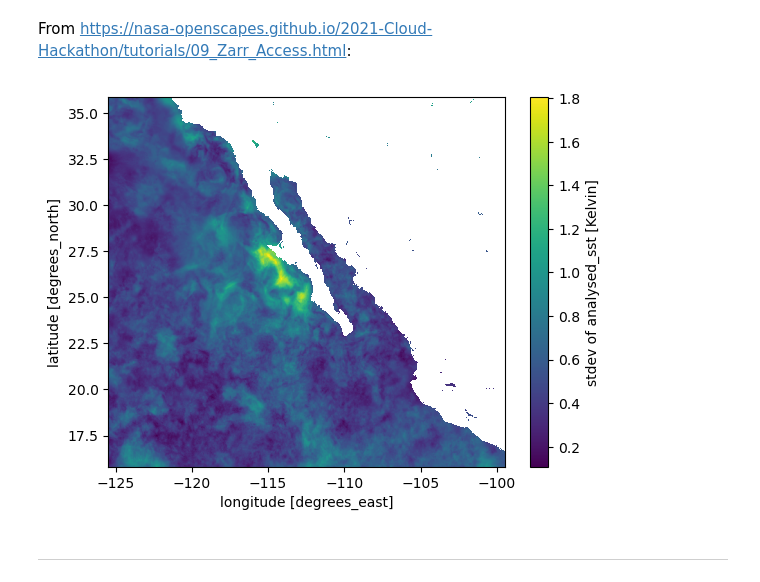
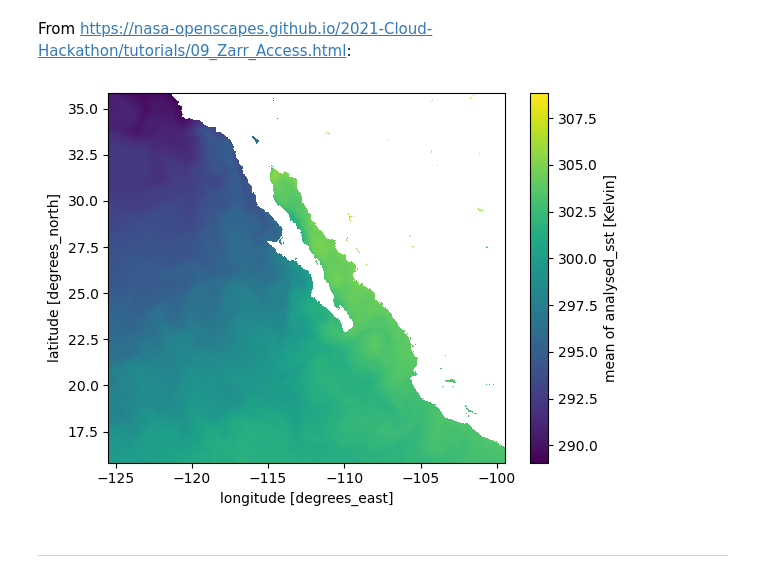
Before and after one commit to NASA-Openscapes/earthdata-cloud-cookbook, a Jupyter notebook: examples/Earthdata-cloud-clinic.ipynb, the cells around one changed output. Cells and saved outputs as stored; diff of their text form; code cells hidden in the pictures.

```diff
--- a/examples/Earthdata-cloud-clinic.ipynb
+++ b/examples/Earthdata-cloud-clinic.ipynb
@@ -300,11 +298,11 @@ From https://nasa-openscapes.github.io/2021-Cloud-Hackathon/tutorials/09_Zarr_Ac
 # %%
 ds_subset.load();
 # %%
-stdev_sst = ds_subset.std('time')
-stdev_sst.name = 'stdev of analysed_sst [Kelvin]'
-stdev_sst.plot();
+mean_sst = ds_subset.mean('time')
+mean_sst.name = 'mean of analysed_sst [Kelvin]'
+mean_sst.plot();
 # %% [output]
-[figure, old version]
+[figure, new version]
 # %% [markdown]
 ---
 # %% [markdown]
```
Also changed, not shown: parts of 12 cells of this notebook.
